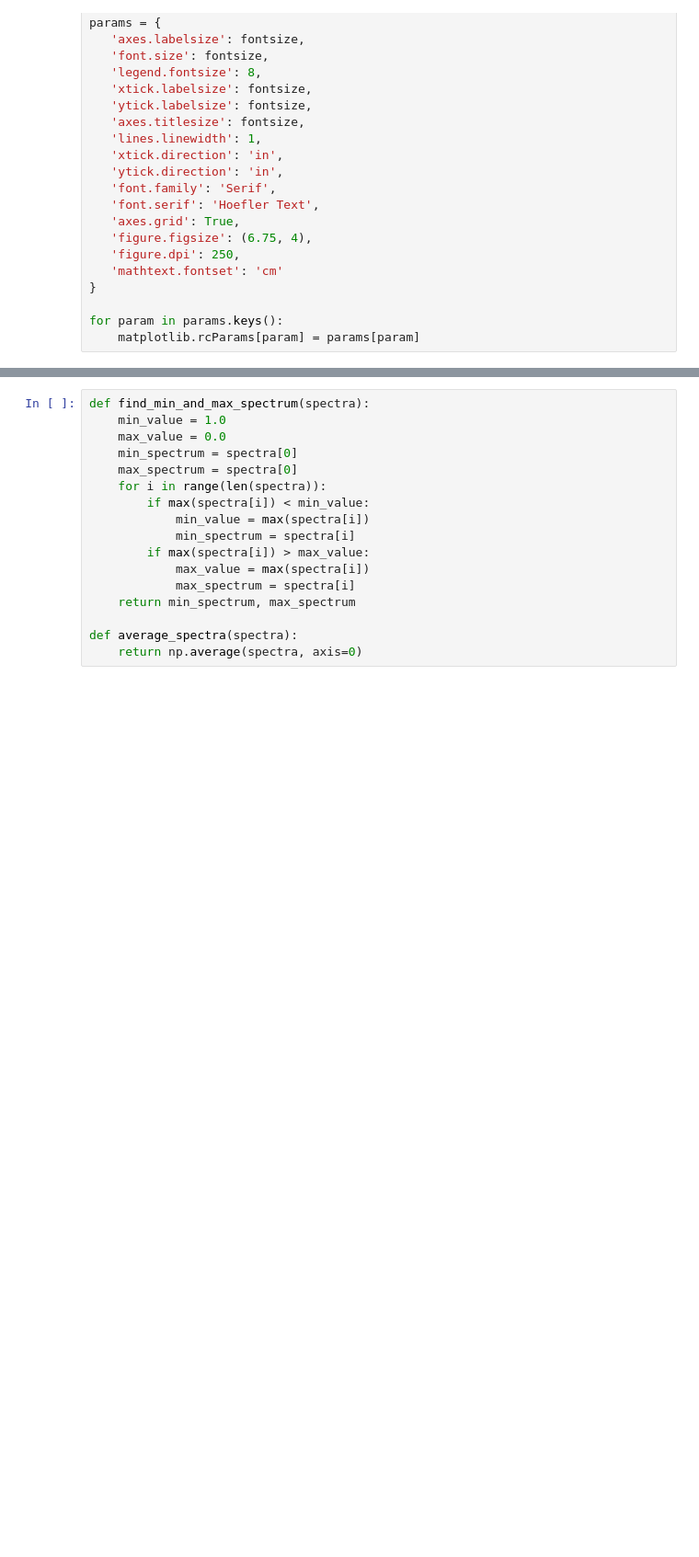
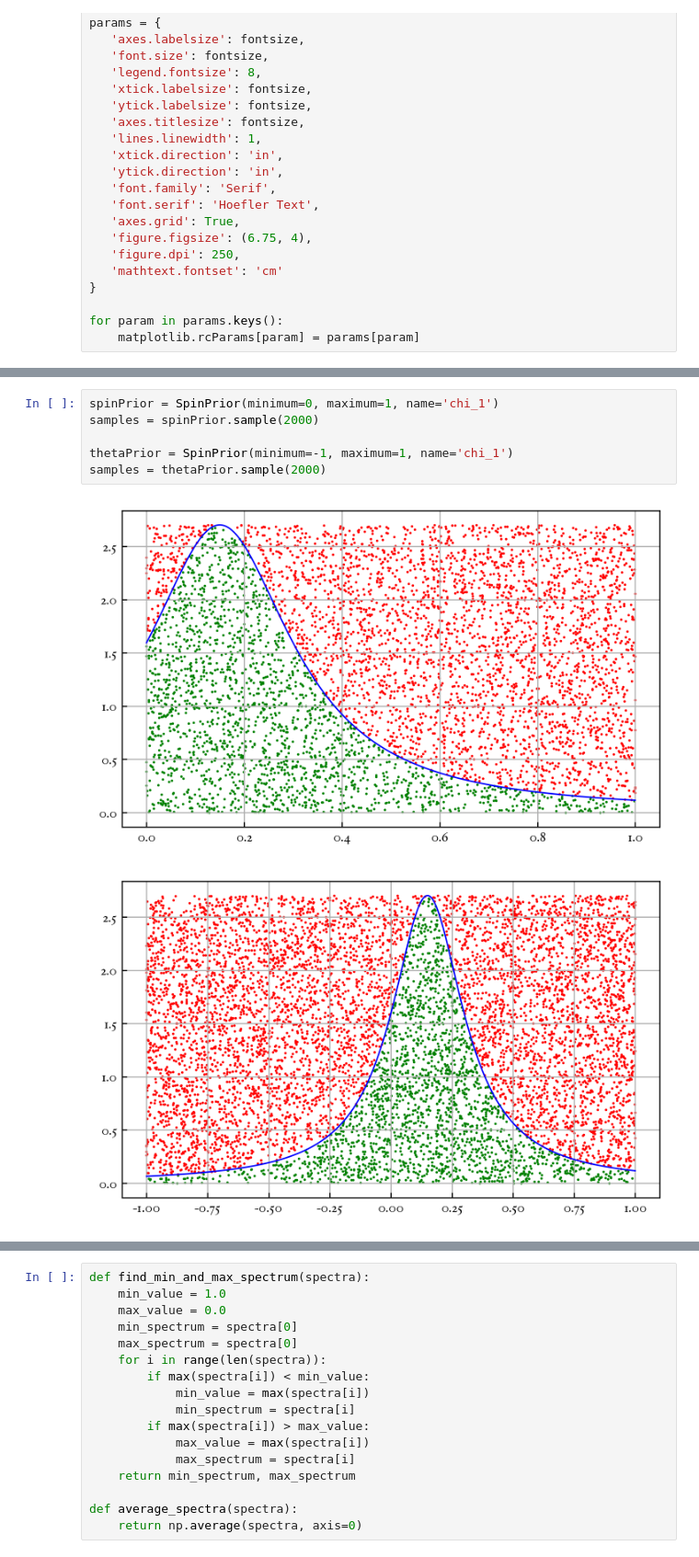
Before and after one commit to meyers-academic/astrophysical_gwb, a Jupyter notebook: notebooks/sgwb_calculation/spin_distributions.ipynb, the cells around one changed output, grey strips where cells are left out. Shown at 92% size. Cells and saved outputs as stored; diff of their text form; blank space fills up the shorter version.

```diff
--- a/notebooks/sgwb_calculation/spin_distributions.ipynb
+++ b/notebooks/sgwb_calculation/spin_distributions.ipynb
@@ -127,3 +184,12 @@ class ThetaPrior(AlignedSpin):
+# %%
+spinPrior = SpinPrior(minimum=0, maximum=1, name='chi_1')
+samples = spinPrior.sample(2000)
+
+thetaPrior = SpinPrior(minimum=-1, maximum=1, name='chi_1')
+samples = thetaPrior.sample(2000)
+# %% [output]
+[figure, added]
+[figure, added]
 # %%
 # Standard Prior Dictionary
 priors_none = bilby.gw.prior.BBHPriorDict(aligned_spin=True)
```
Also changed, not shown: parts of 8 cells of this notebook.
